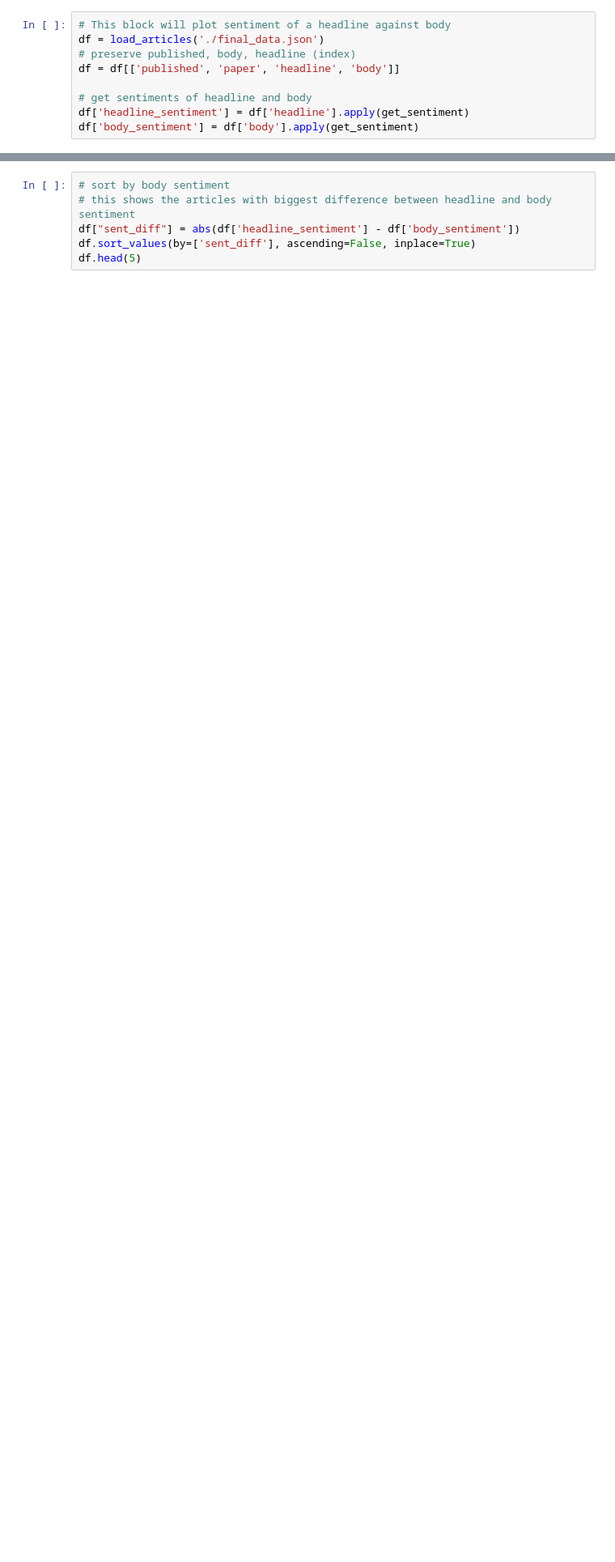
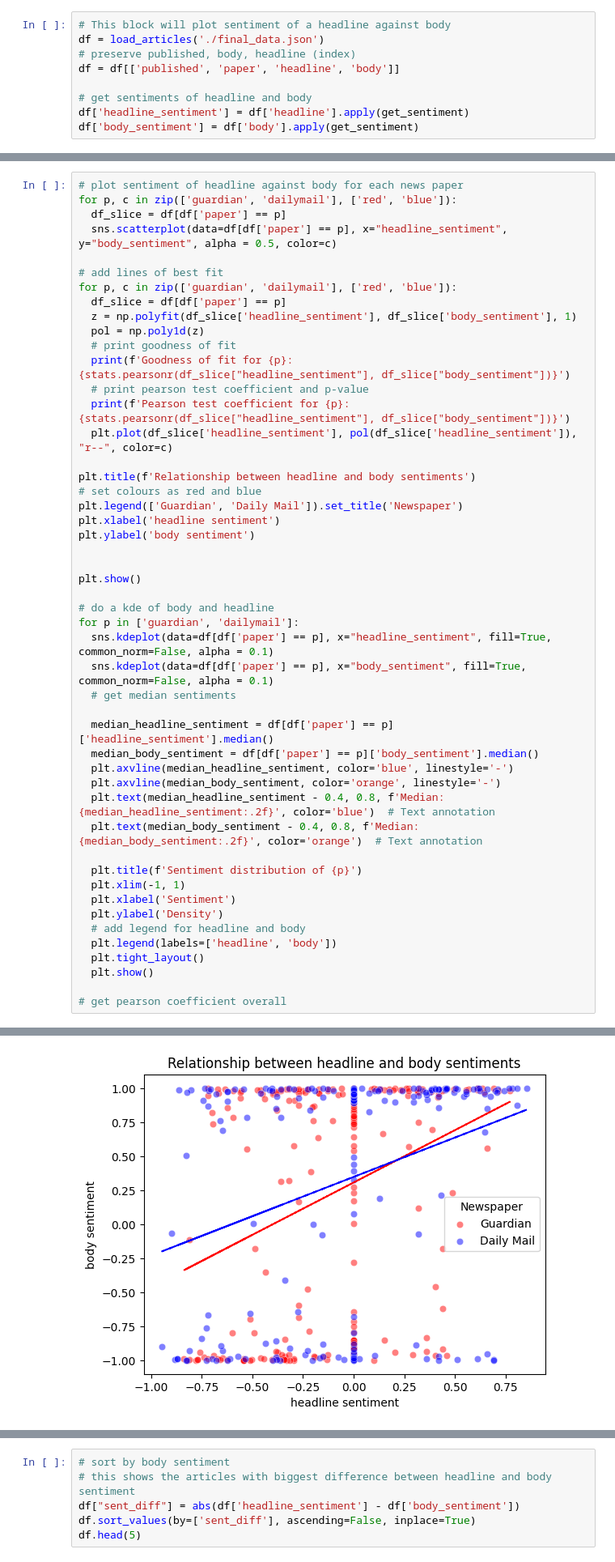
Before and after one commit to dmh21za/compmeth, a Jupyter notebook: summative.ipynb, the cells around one changed output, grey strips where cells are left out. Shown at 81% size. Drawn from its saved outputs; the diff is of its cells as text; blank space fills up the shorter version.

```diff
--- a/summative.ipynb
+++ b/summative.ipynb
@@ -1195,0 +1179,50 @@ PearsonRResult(statistic=np.float64(0.3024241893013501), pvalue=np.float64(3.487
+# %%
+# plot sentiment of headline against body for each news paper
+for p, c in zip(['guardian', 'dailymail'], ['red', 'blue']):
+  df_slice = df[df['paper'] == p]
+  sns.scatterplot(data=df[df['paper'] == p], x="headline_sentiment", y="body_sentiment", alpha = 0.5, color=c)
+
+# add lines of best fit
+for p, c in zip(['guardian', 'dailymail'], ['red', 'blue']):
+  df_slice = df[df['paper'] == p]
+  z = np.polyfit(df_slice['headline_sentiment'], df_slice['body_sentiment'], 1)
+  pol = np.poly1d(z)
+  # print goodness of fit
+  print(f'Goodness of fit for {p}: {stats.pearsonr(df_slice["headline_sentiment"], df_slice["body_sentiment"])}')
+  # print pearson test coefficient and p-value
+  print(f'Pearson test coefficient for {p}: {stats.pearsonr(df_slice["headline_sentiment"], df_slice["body_sentiment"])}')
+  plt.plot(df_slice['headline_sentiment'], pol(df_slice['headline_sentiment']), "r--", color=c)
+
+plt.title(f'Relationship between headline and body sentiments')
+# set colours as red and blue
+plt.legend(['Guardian', 'Daily Mail']).set_title('Newspaper')
+plt.xlabel('headline sentiment')
+plt.ylabel('body sentiment')
+
+
+plt.show()
+
+# do a kde of body and headline
+for p in ['guardian', 'dailymail']:
+  sns.kdeplot(data=df[df['paper'] == p], x="headline_sentiment", fill=True, common_norm=False, alpha = 0.1)
+  sns.kdeplot(data=df[df['paper'] == p], x="body_sentiment", fill=True, common_norm=False, alpha = 0.1)
+  # get median sentiments
+
+  median_headline_sentiment = df[df['paper'] == p]['headline_sentiment'].median()
+  median_body_sentiment = df[df['paper'] == p]['body_sentiment'].median()
+  plt.axvline(median_headline_sentiment, color='blue', linestyle='-')
+  plt.axvline(median_body_sentiment, color='orange', linestyle='-')
+  plt.text(median_headline_sentiment - 0.4, 0.8, f'Median: {median_headline_sentiment:.2f}', color='blue')  # Text annotation
+  plt.text(median_body_sentiment - 0.4, 0.8, f'Median: {median_body_sentiment:.2f}', color='orange')  # Text annotation
+
+  plt.title(f'Sentiment distribution of {p}')
+  plt.xlim(-1, 1)
+  plt.xlabel('Sentiment')
+  plt.ylabel('Density')
+  # add legend for headline and body
+  plt.legend(labels=['headline', 'body'])
+  plt.tight_layout()
+  plt.show()
+
+# get pearson coefficient overall
+# %% [output]
@@ -1195,0 +1233 @@ PearsonRResult(statistic=np.float64(0.3024241893013501), pvalue=np.float64(3.487
+[figure, added]
```
Also changed, not shown: parts of 10 cells of this notebook.
